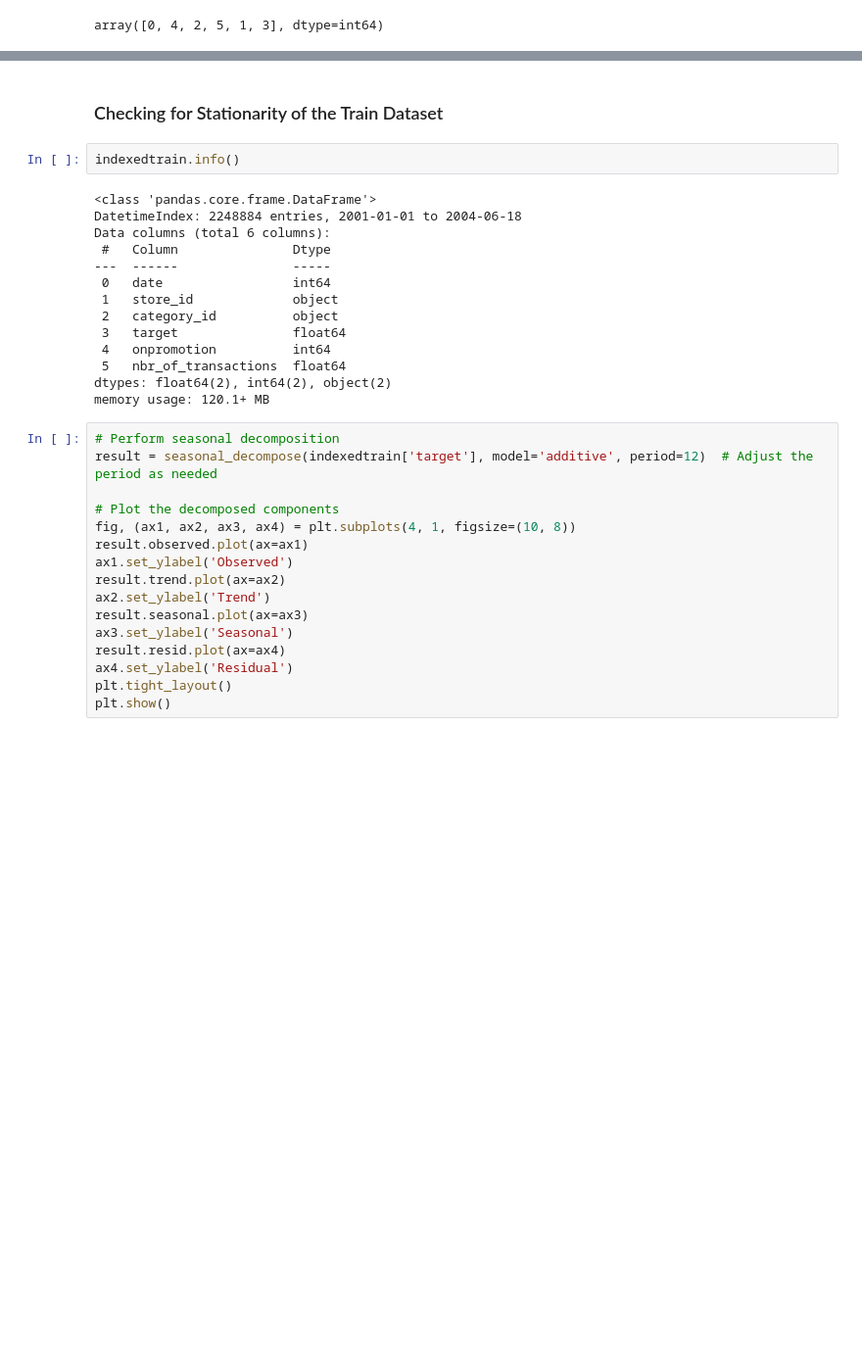
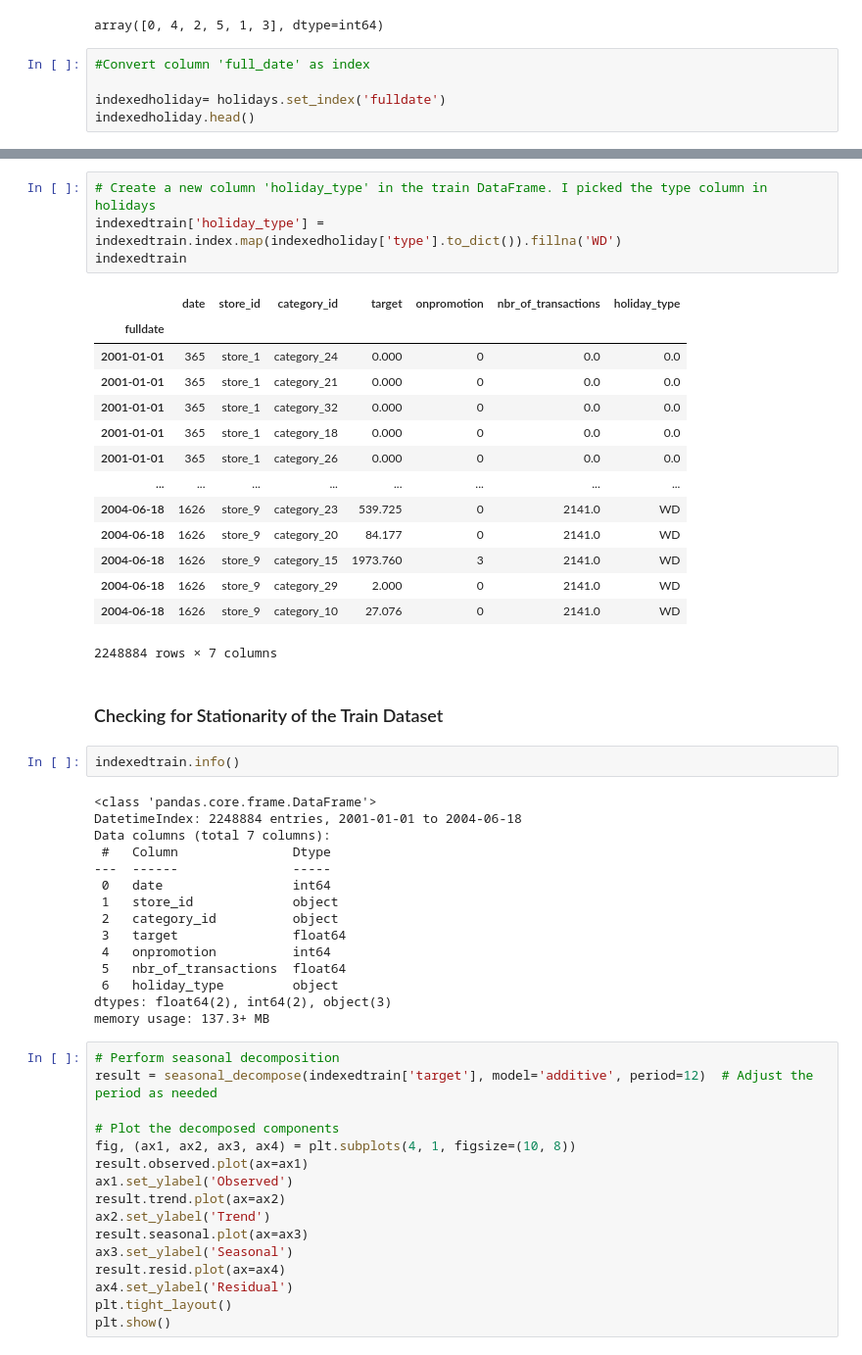
Before and after one commit to Gilbert-B/Forecasting-Sales, a Jupyter notebook: notebook/Sales_Forecast.ipynb, the cells around one changed output, grey strips where cells are left out. Shown at 98% size. Drawn from its saved outputs; the diff is of its cells as text; blank space fills up the shorter version.

```diff
--- a/notebook/Sales_Forecast.ipynb
+++ b/notebook/Sales_Forecast.ipynb
@@ -706,3 +706,8 @@ holidays
 holidays.type.unique()
 # %% [output]
 array([0, 4, 2, 5, 1, 3], dtype=int64)
+# %%
+#Convert column 'full_date' as index
+
+indexedholiday= holidays.set_index('fulldate')
+indexedholiday.head()
@@ -709,3 +722,22 @@ array([0, 4, 2, 5, 1, 3], dtype=int64)
+# %%
+# Create a new column 'holiday_type' in the train DataFrame. I picked the type column in holidays
+indexedtrain['holiday_type'] = indexedtrain.index.map(indexedholiday['type'].to_dict()).fillna('WD')
+indexedtrain
+# %% [output]
+|  | date | store_id | category_id | target | onpromotion | nbr_of_transactions | holiday_type |
+| fulldate |  |  |  |  |  |  |  |
+| 2001-01-01 | 365 | store_1 | category_24 | 0.000 | 0 | 0.0 | 0.0 |
+| 2001-01-01 | 365 | store_1 | category_21 | 0.000 | 0 | 0.0 | 0.0 |
+| 2001-01-01 | 365 | store_1 | category_32 | 0.000 | 0 | 0.0 | 0.0 |
+| 2001-01-01 | 365 | store_1 | category_18 | 0.000 | 0 | 0.0 | 0.0 |
+| 2001-01-01 | 365 | store_1 | category_26 | 0.000 | 0 | 0.0 | 0.0 |
+| ... | ... | ... | ... | ... | ... | ... | ... |
+| 2004-06-18 | 1626 | store_9 | category_23 | 539.725 | 0 | 2141.0 | WD |
+| 2004-06-18 | 1626 | store_9 | category_20 | 84.177 | 0 | 2141.0 | WD |
+| 2004-06-18 | 1626 | store_9 | category_15 | 1973.760 | 3 | 2141.0 | WD |
+| 2004-06-18 | 1626 | store_9 | category_29 | 2.000 | 0 | 2141.0 | WD |
+| 2004-06-18 | 1626 | store_9 | category_10 | 27.076 | 0 | 2141.0 | WD |
+2248884 rows × 7 columns
 # %% [markdown]
 ### Checking for Stationarity of the Train Dataset
 # %%
@@ -713,7 +745,7 @@ indexedtrain.info()
 # %% [output]
 <class 'pandas.core.frame.DataFrame'>
 DatetimeIndex: 2248884 entries, 2001-01-01 to 2004-06-18
-Data columns (total 6 columns):
+Data columns (total 7 columns):
  #   Column               Dtype
 ---  ------               -----
  0   date                 int64
@@ -722,8 +754,9 @@ Data columns (total 6 columns):
  3   target               float64
  4   onpromotion          int64
  5   nbr_of_transactions  float64
-dtypes: float64(2), int64(2), object(2)
-memory usage: 120.1+ MB
+ 6   holiday_type         object
+dtypes: float64(2), int64(2), object(3)
+memory usage: 137.3+ MB
 # %%
 # Perform seasonal decomposition
 result = seasonal_decompose(indexedtrain['target'], model='additive', period=12)  # Adjust the period as needed
```
Also changed, not shown: parts of 13 cells of this notebook.
